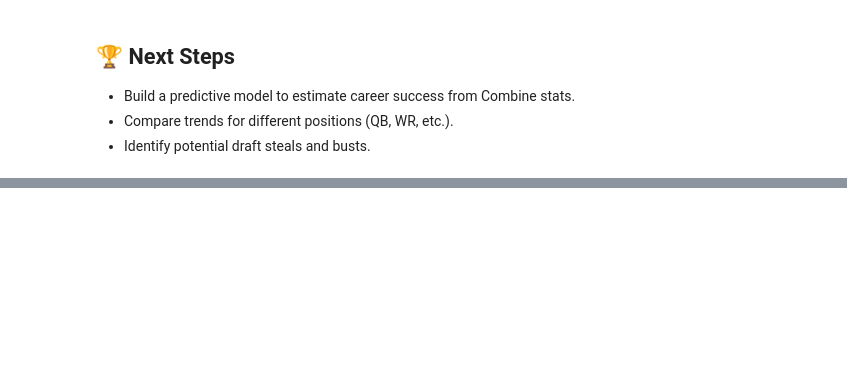
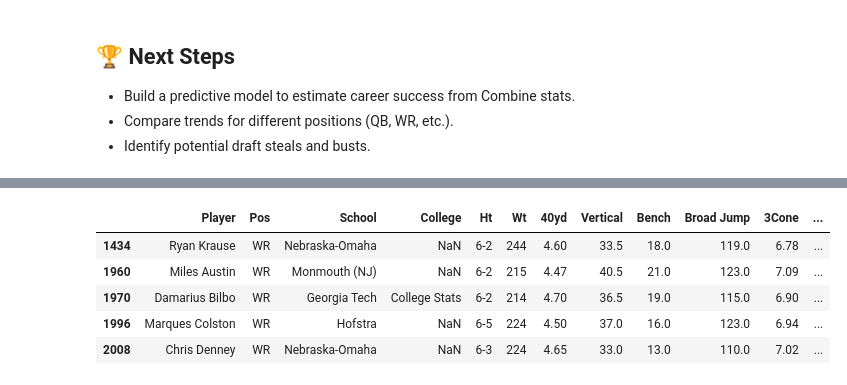
Before and after one commit to vidmt/msas-project, a Jupyter notebook: nfl_combine_analysis.ipynb, the cells around one changed output, grey strips where cells are left out. Drawn from its saved outputs; the diff is of its cells as text; code cells hidden in the pictures; blank space fills up the shorter version.

```diff
--- a/nfl_combine_analysis.ipynb
+++ b/nfl_combine_analysis.ipynb
@@ -85,0 +131,21 @@ plt.show()
+# %%
+forty_yd_missing = combine_csv["40yd"].isna().sum()
+vert_missing = combine_csv["Vertical"].isna().sum()
+bench_missing = combine_csv["Bench"].isna().sum()
+bj_missing = combine_csv["Broad Jump"].isna().sum()
+three_cone_missing = combine_csv["3Cone"].isna().sum()
+shuttle_missing = combine_csv["Shuttle"].isna().sum()
+
+print(f"Number of NaN values in '40yd' column: {forty_yd_missing}")
+print(f"Number of NaN values in 'Vertical' column: {vert_missing}")
+print(f"Number of NaN values in 'Bench' column: {bench_missing}")
+print(f"Number of NaN values in 'Broad Jump' column: {bj_missing}")
+print(f"Number of NaN values in '3Cone' column: {three_cone_missing}")
+print(f"Number of NaN values in 'Shuttle' column: {shuttle_missing}")
+
+columns_to_check = ["Ht", "Wt", "40yd", "Vertical", "Bench", "Broad Jump", "3Cone", "Shuttle"]
+
+rows_without_nan = combine_csv[columns_to_check].notna().all(axis=1).sum()
+print(f"Number of rows without any NaN in the specified columns: {rows_without_nan}")
+
+## TODO: Figure out which columns to exclude in data for simplicity
@@ -85,0 +160,25 @@ plt.show()
+# %%
+cleaned_df = combine_csv.dropna(subset=columns_to_check)
+# print(cleaned_df.columns)
+
+# forty_yd_missing = cleaned_df["40yd"].isna().sum()
+# vert_missing = cleaned_df["Vertical"].isna().sum()
+# bench_missing = cleaned_df["Bench"].isna().sum()
+# bj_missing = cleaned_df["Broad Jump"].isna().sum()
+# three_cone_missing = cleaned_df["3Cone"].isna().sum()
+# shuttle_missing = cleaned_df["Shuttle"].isna().sum()
+
+# print(f"Number of NaN values in '40yd' column: {forty_yd_missing}")
+# print(f"Number of NaN values in 'Vertical' column: {vert_missing}")
+# print(f"Number of NaN values in 'Bench' column: {bench_missing}")
+# print(f"Number of NaN values in 'Broad Jump' column: {bj_missing}")
+# print(f"Number of NaN values in '3Cone' column: {three_cone_missing}")
+# print(f"Number of NaN values in 'Shuttle' column: {shuttle_missing}")
+cleaned_df.head()
+# %% [output]
+|  | Player | Pos | School | College | Ht | Wt | 40yd | Vertical | Bench | Broad Jump | 3Cone | ... |
+| 1434 | Ryan Krause | WR | Nebraska-Omaha | NaN | 6-2 | 244 | 4.60 | 33.5 | 18.0 | 119.0 | 6.78 | ... |
+| 1960 | Miles Austin | WR | Monmouth (NJ) | NaN | 6-2 | 215 | 4.47 | 40.5 | 21.0 | 123.0 | 7.09 | ... |
+| 1970 | Damarius Bilbo | WR | Georgia Tech | College Stats | 6-2 | 214 | 4.70 | 36.5 | 19.0 | 115.0 | 6.90 | ... |
+| 1996 | Marques Colston | WR | Hofstra | NaN | 6-5 | 224 | 4.50 | 37.0 | 16.0 | 123.0 | 6.94 | ... |
+| 2008 | Chris Denney | WR | Nebraska-Omaha | NaN | 6-3 | 224 | 4.65 | 33.0 | 13.0 | 110.0 | 7.02 | ... |
```
Also changed, not shown: parts of 10 cells of this notebook, 25 other files.
